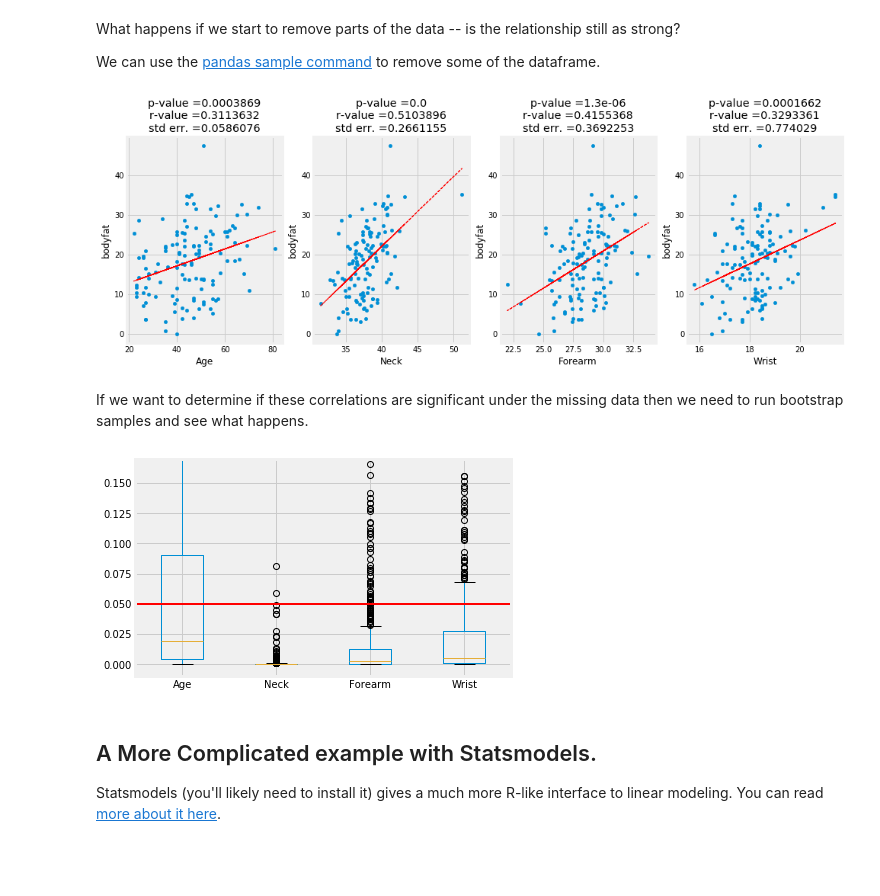
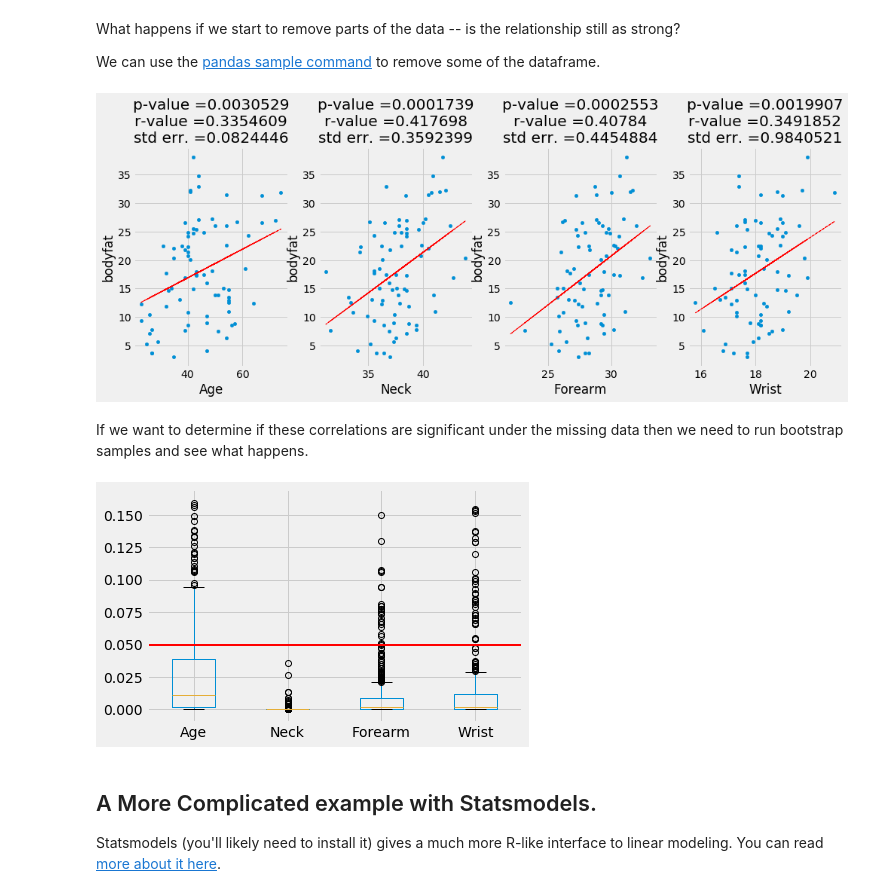
Before and after one commit to TulaneIntroDataScience/TulaneIntroDataScience.github.io, a Jupyter notebook: _notebooks/Lecture11-MissingData.ipynb, the cells around one changed output. Drawn from its saved outputs; the diff is of its cells as text; code cells hidden in the pictures; blank space fills up the shorter version.

```diff
--- a/_notebooks/Lecture11-MissingData.ipynb
+++ b/_notebooks/Lecture11-MissingData.ipynb
@@ -110,24 +110,24 @@ We can use the [pandas sample command](https://pandas.pydata.org/pandas-docs/sta
 # %%
 # Let's do a basic Linear Regression on a Single Variable.
 # Note that linregress p-value for the null-hyp that slope = 0.
-df_test = df_penrose.sample(frac=0.50, replace=False)
+df_test = df_penrose.sample(frac=0.30, replace=False)
 fig, ax = plt.subplots(1, 4, figsize=(15,5))
 
 for i,o in enumerate(observations):
     slope, intercept, r_value, p_value, std_err = stats.linregress(df_test[o],df_test['bodyfat'])
     line = slope * df_test[o] + intercept
     diag_str = "p-value =" + str(round(p_value, 7)) + "\n" + "r-value =" + str(round(r_value, 7)) + "\nstd err. =" + str(round(std_err, 7))
     df_test.plot.scatter(x=o, y='bodyfat', title=diag_str, ax=ax[i])
     ax[i].plot(df_test[o], line, lw=1, ls='--', color='red')
 # %% [output]
-[figure, old version]
+[figure, new version]
 # %% [markdown]
 If we want to determine if these correlations are significant under the missing data then we need to run bootstrap samples and see what happens.
 # %%
 results = {o:[] for o in observations}
 for i,o in enumerate(observations):
     for t in range(500):
-        df_test = df_penrose.sample(frac=0.25, replace=False)
+        df_test = df_penrose.sample(frac=0.30, replace=False)
         slope, intercept, r_value, p_value, std_err = stats.linregress(df_test[o],df_test['bodyfat'])
         #r,p = stats.pearsonr(df_test[o], df_test['bodyfat'])
         results[o].append(p_value)
@@ -137,7 +137,7 @@ ax.set_ylim([-0.01,0.17])
 ax.axhline(y=0.05, lw=2, color='red')
 plt.show()
 # %% [output]
-[figure, old version]
+[figure, new version]
 # %% [markdown]
 ## A More Complicated example with Statsmodels.
 
```
Also changed, not shown: parts of 8 cells of this notebook, 2 other files.
